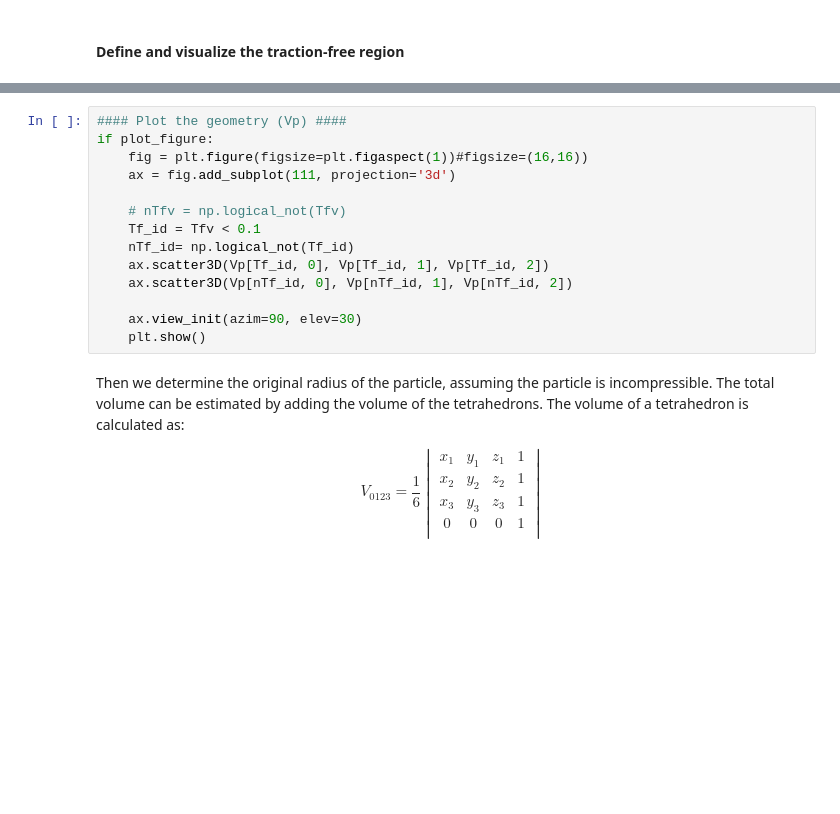
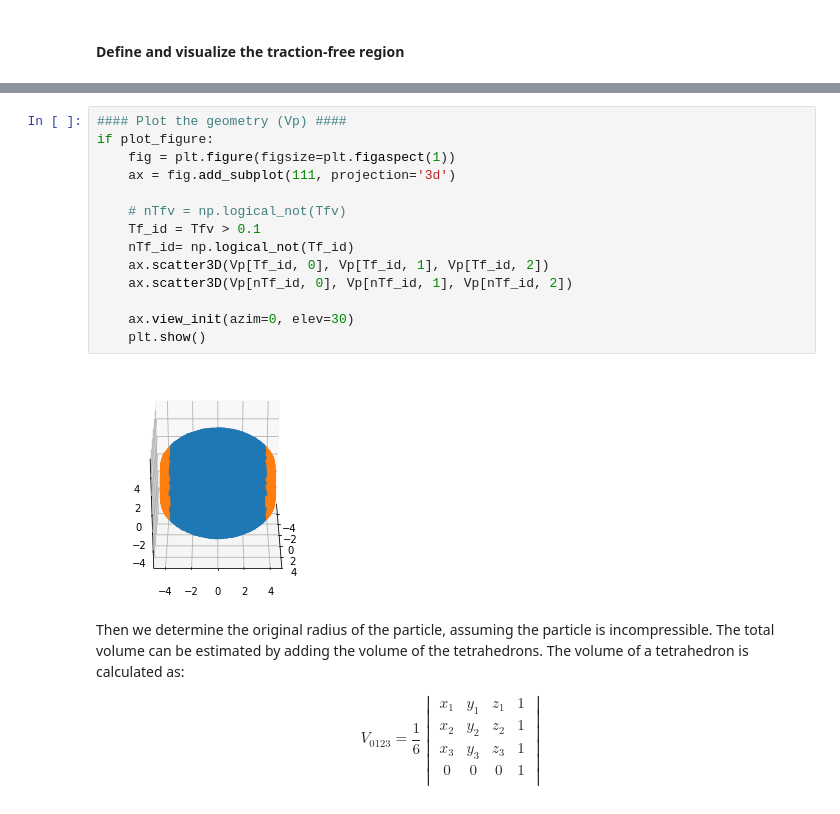
Before and after one commit to yfwang09/ShElastic, a Jupyter notebook: notebook/Case06-Noise-surface-shift cleaned up version.ipynb, the cells around one changed output, grey strips where cells are left out. Cells and saved outputs as stored; diff of their text form; blank space fills up the shorter version.

```diff
--- a/notebook/Case06-Noise-surface-shift cleaned up version.ipynb
+++ b/notebook/Case06-Noise-surface-shift cleaned up version.ipynb
@@ -178,17 +200,19 @@ AK_true = lsqr(Cmat, T_usr_vec.T, atol=0, btol=0, conlim=0)[0]
 # %%
 #### Plot the geometry (Vp) ####
 if plot_figure:
-    fig = plt.figure(figsize=plt.figaspect(1))#figsize=(16,16))
+    fig = plt.figure(figsize=plt.figaspect(1))
     ax = fig.add_subplot(111, projection='3d')
 
     # nTfv = np.logical_not(Tfv)
-    Tf_id = Tfv < 0.1
+    Tf_id = Tfv > 0.1
     nTf_id= np.logical_not(Tf_id)
     ax.scatter3D(Vp[Tf_id, 0], Vp[Tf_id, 1], Vp[Tf_id, 2])
     ax.scatter3D(Vp[nTf_id, 0], Vp[nTf_id, 1], Vp[nTf_id, 2])
 
-    ax.view_init(azim=90, elev=30)
+    ax.view_init(azim=0, elev=30)
     plt.show()
+# %% [output]
+[figure, added]
 # %% [markdown]
 Then we determine the original radius of the particle, assuming the particle is incompressible. The total volume can be estimated by adding the volume of the tetrahedrons. The volume of a tetrahedron is calculated as:
 
```
Also changed, not shown: parts of 21 cells of this notebook, 4 other files.
